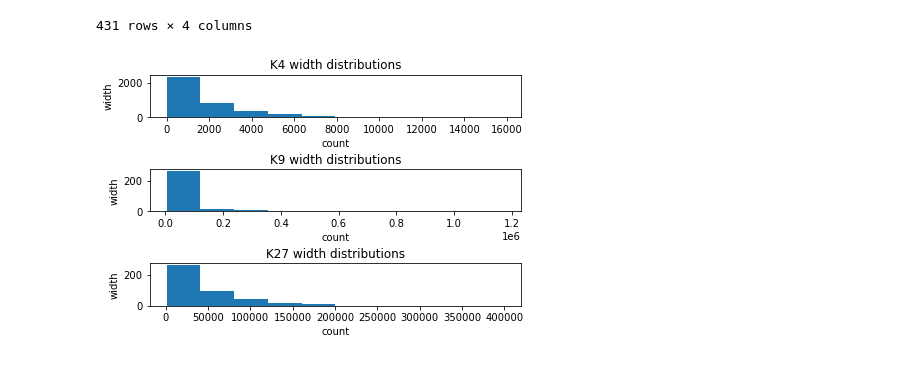
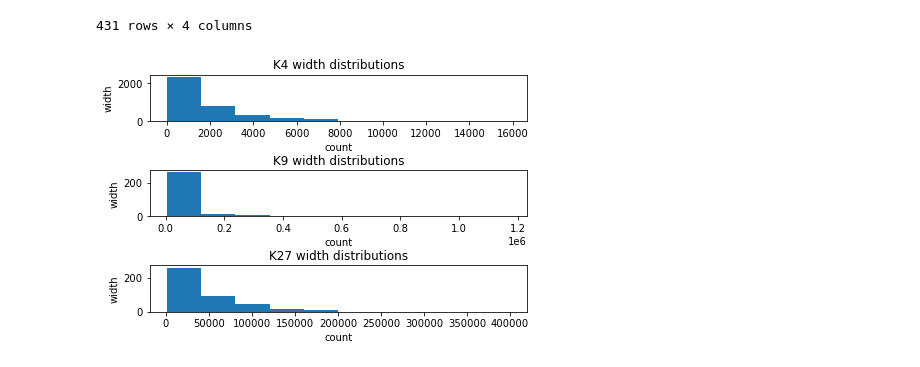
Before and after one commit to axu-bioinfo/qbb2020-answers, a Jupyter notebook: day1-lunch/exercise_2_lunch.ipynb, the cells around one changed output. Saved outputs shown, nothing was run; the diff lists cells and outputs as text; code cells hidden in the pictures.

```diff
--- a/day1-lunch/exercise_2_lunch.ipynb
+++ b/day1-lunch/exercise_2_lunch.ipynb
@@ -249,19 +249,19 @@ df_k27_width
 # %%
 #plot width distributions
 fig, ax = plt.subplots(3)
 ax[0].hist( df_k4.loc[:,"width"] )
 ax[0].title.set_text("K4 width distributions")
 ax[0].set_xlabel("count")
 ax[0].set_ylabel("width")
 ax[1].hist( df_k9.loc[:,"width"] )
 ax[1].title.set_text("K9 width distributions")
 ax[1].set_xlabel("count")
 ax[1].set_ylabel("width")
 ax[2].hist( df_k27.loc[:,"width"] )
 ax[2].title.set_text("K27 width distributions")
 ax[2].set_xlabel("count")
 ax[2].set_ylabel("width")
-fig.tight_layout(pad=0.5)
+fig.tight_layout(pad=0.2)
 plt.show()
 # %% [output]
-[figure, old version]
+[figure, new version]
```
Also changed, not shown: parts of 2 cells of this notebook.
